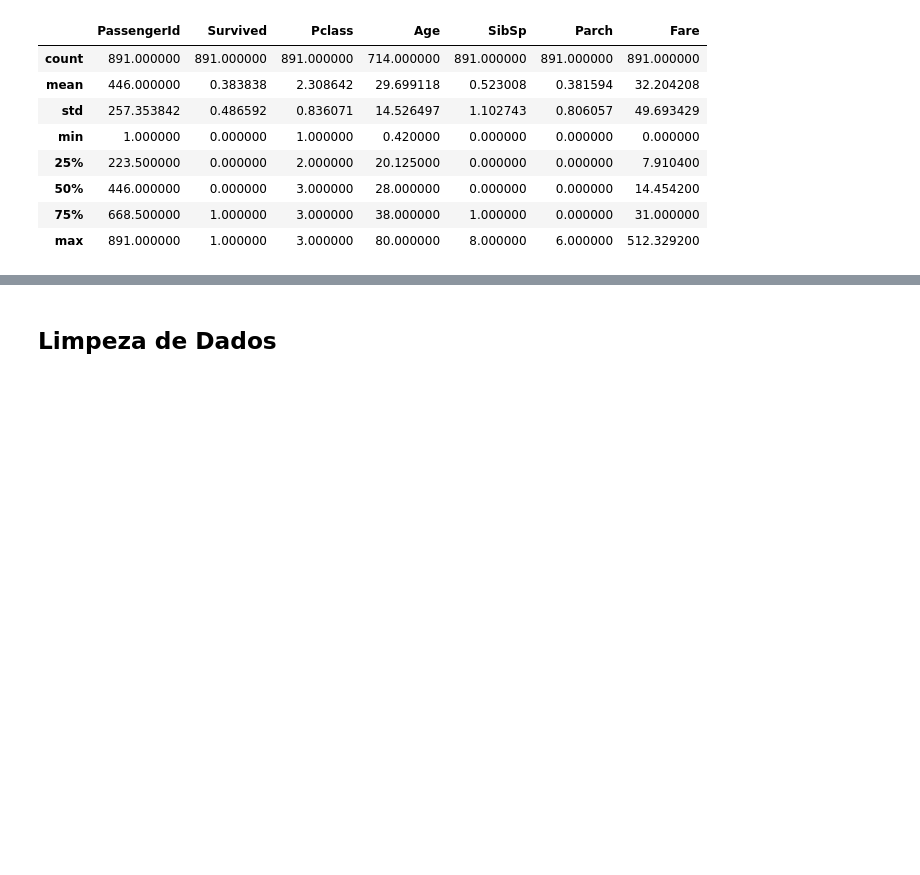
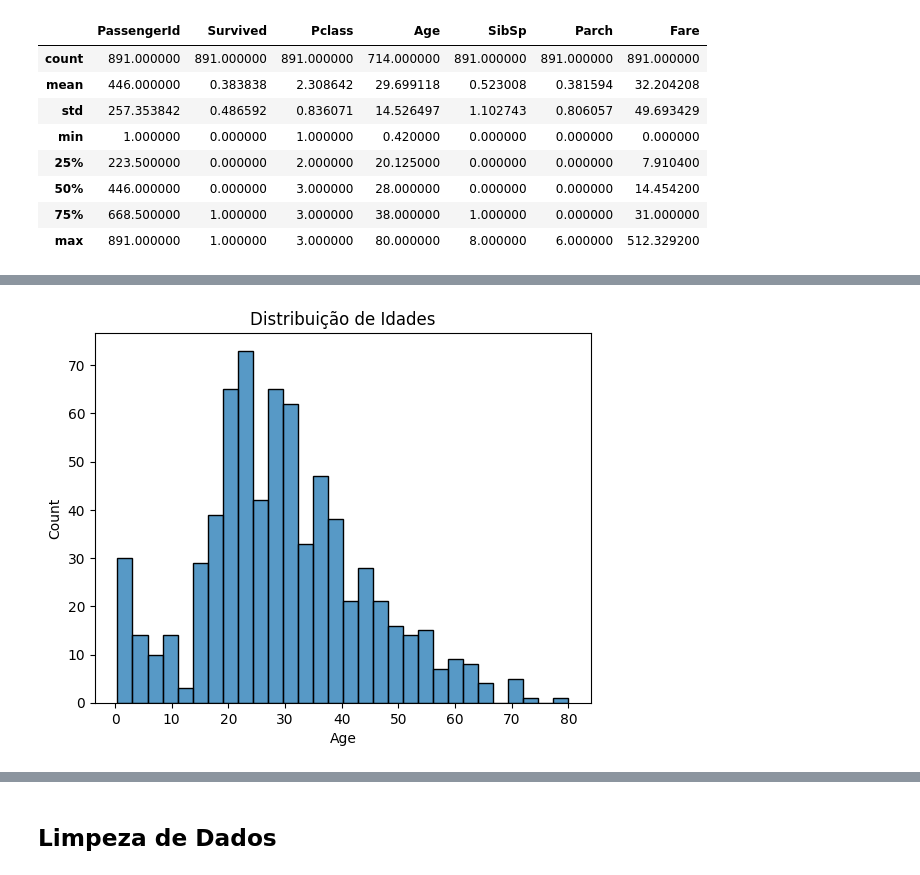
Before and after one commit to thalesgmendes/titanic-survival-analysis, a Jupyter notebook: Rede_Neurais_Avaliação_P3.ipynb, the cells around one changed output, grey strips where cells are left out. Cells and saved outputs as stored; diff of their text form; code cells hidden in the pictures; blank space fills up the shorter version.

```diff
--- a/Rede_Neurais_Avaliação_P3.ipynb
+++ b/Rede_Neurais_Avaliação_P3.ipynb
@@ -71,0 +94,6 @@ df.describe()
+# %%
+sns.histplot(df['Age'].dropna(), bins=30)
+plt.title('Distribuição de Idades')
+plt.show()
+# %% [output]
+[figure, added]
```
Also changed, not shown: parts of 5 cells of this notebook.
